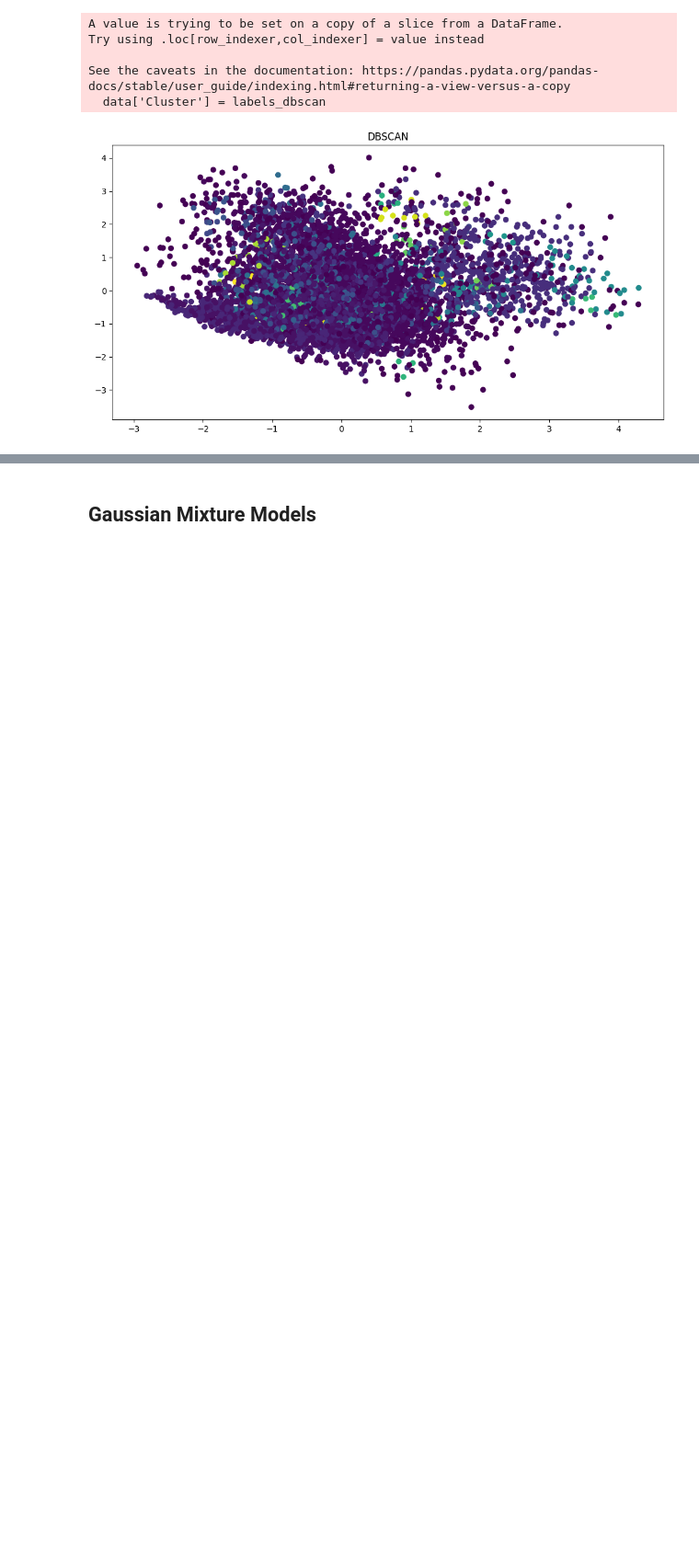
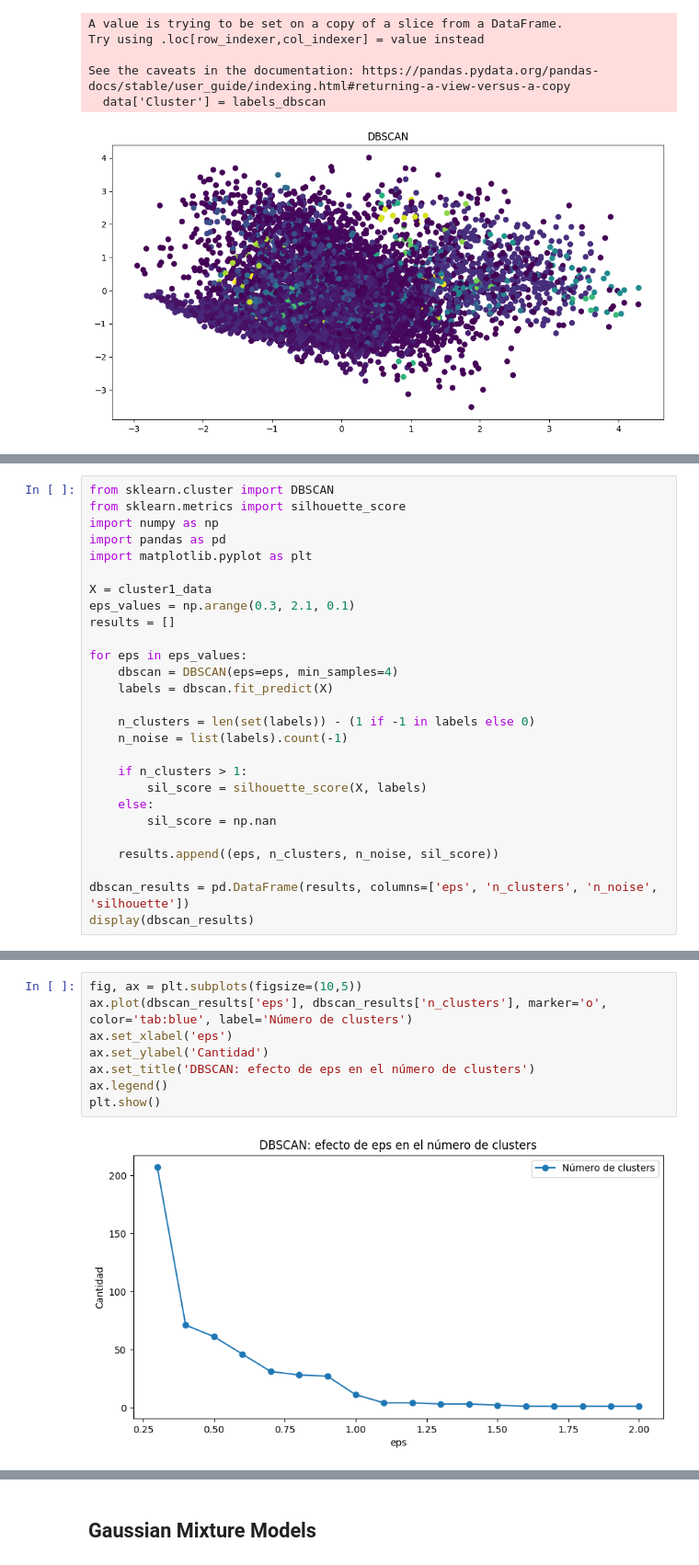
Before and after one commit to JoseCervantes06/Proyecto1_Equipo20_Cervantes-Reyes, a Jupyter notebook: fase2.ipynb, the cells around one changed output, grey strips where cells are left out. Shown at 92% size. Cells and saved outputs as stored; diff of their text form; blank space fills up the shorter version.

Commit message:
analisis silhouette

```diff
--- a/fase2.ipynb
+++ b/fase2.ipynb
@@ -418,0 +376,27 @@ eps=2.00 -> No se pudo calcular (1 cluster o todo ruido)
+# %%
+from sklearn.cluster import DBSCAN
+from sklearn.metrics import silhouette_score
+import numpy as np
+import pandas as pd
+import matplotlib.pyplot as plt
+
+X = cluster1_data
+eps_values = np.arange(0.3, 2.1, 0.1)
+results = []
+
+for eps in eps_values:
+    dbscan = DBSCAN(eps=eps, min_samples=4)
+    labels = dbscan.fit_predict(X)
+
+    n_clusters = len(set(labels)) - (1 if -1 in labels else 0)
+    n_noise = list(labels).count(-1)
+
+    if n_clusters > 1:
+        sil_score = silhouette_score(X, labels)
+    else:
+        sil_score = np.nan
+
+    results.append((eps, n_clusters, n_noise, sil_score))
+
+dbscan_results = pd.DataFrame(results, columns=['eps', 'n_clusters', 'n_noise', 'silhouette'])
+display(dbscan_results)
@@ -418,0 +421,10 @@ eps=2.00 -> No se pudo calcular (1 cluster o todo ruido)
+# %%
+fig, ax = plt.subplots(figsize=(10,5))
+ax.plot(dbscan_results['eps'], dbscan_results['n_clusters'], marker='o', color='tab:blue', label='Número de clusters')
+ax.set_xlabel('eps')
+ax.set_ylabel('Cantidad')
+ax.set_title('DBSCAN: efecto de eps en el número de clusters')
+ax.legend()
+plt.show()
+# %% [output]
+[figure, added]
```
Also changed, not shown: parts of 7 cells of this notebook.
